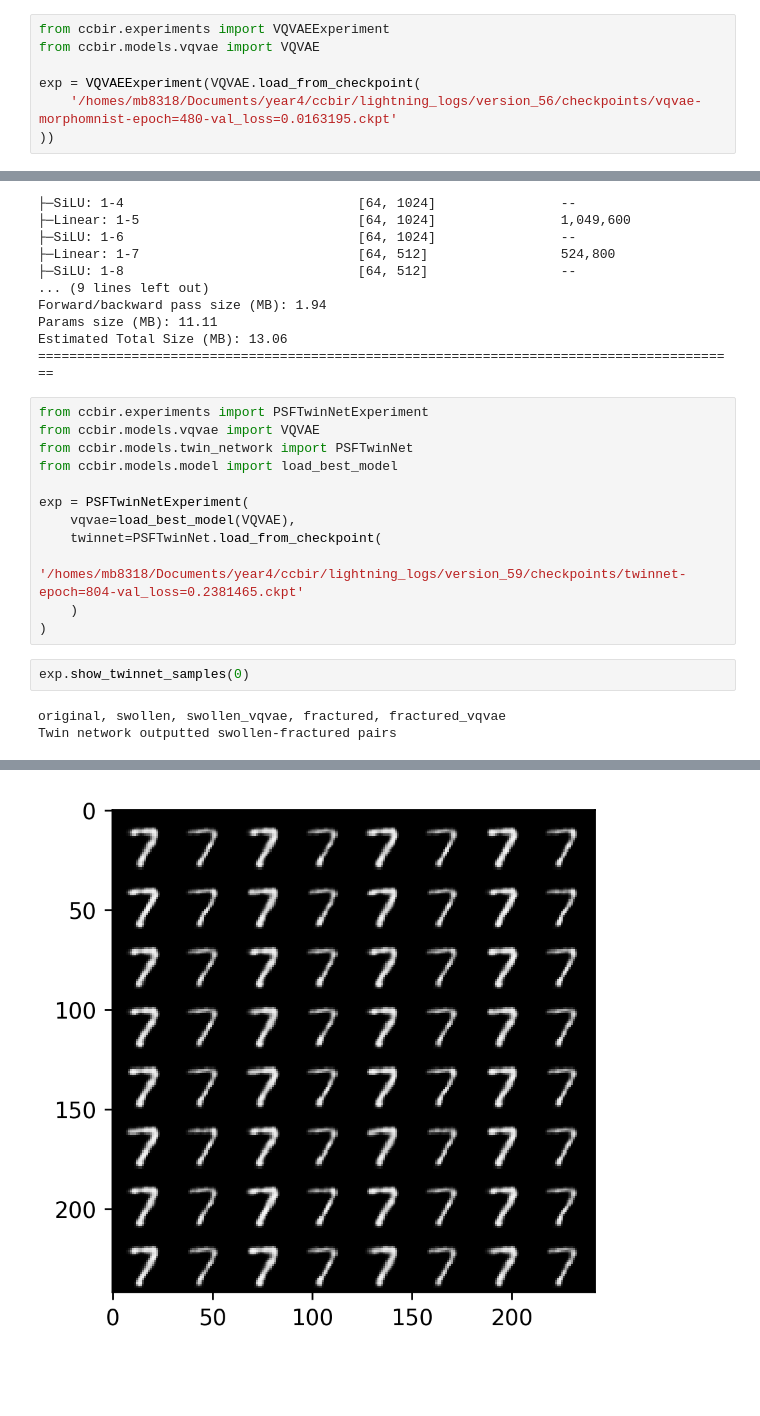
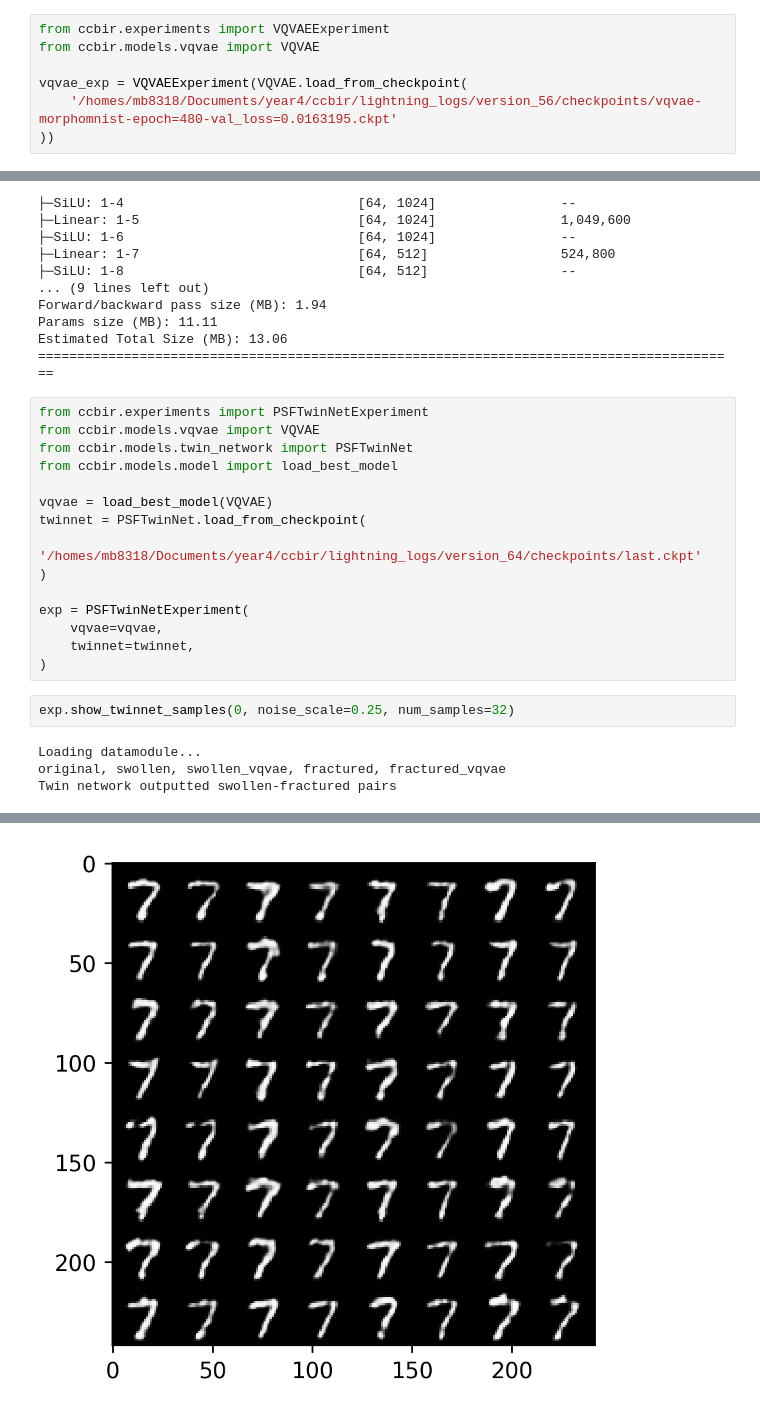
Before and after one commit to matteobilardi/ccbir, a Jupyter notebook: ccbir/scratchpad.ipynb, the cells around one changed output, grey strips where cells are left out. Drawn from its saved outputs; the diff is of its cells as text; blank space fills up the shorter version.

```diff
--- a/ccbir/scratchpad.ipynb
+++ b/ccbir/scratchpad.ipynb
@@ -7,7 +7,7 @@ config.pythonpath_fix()
 from ccbir.experiments import VQVAEExperiment
 from ccbir.models.vqvae import VQVAE
 
-exp = VQVAEExperiment(VQVAE.load_from_checkpoint(
+vqvae_exp = VQVAEExperiment(VQVAE.load_from_checkpoint(
     '/homes/mb8318/Documents/year4/ccbir/lightning_logs/version_56/checkpoints/vqvae-morphomnist-epoch=480-val_loss=0.0163195.ckpt'
 ))
 # %%
@@ -129,19 +137,23 @@ from ccbir.models.vqvae import VQVAE
 from ccbir.models.twin_network import PSFTwinNet
 from ccbir.models.model import load_best_model
 
+vqvae = load_best_model(VQVAE)
+twinnet = PSFTwinNet.load_from_checkpoint(
+    '/homes/mb8318/Documents/year4/ccbir/lightning_logs/version_64/checkpoints/last.ckpt'
+)
+
 exp = PSFTwinNetExperiment(
-    vqvae=load_best_model(VQVAE),
-    twinnet=PSFTwinNet.load_from_checkpoint(
-        '/homes/mb8318/Documents/year4/ccbir/lightning_logs/version_59/checkpoints/twinnet-epoch=804-val_loss=0.2381465.ckpt'
-    )
+    vqvae=vqvae,
+    twinnet=twinnet,
 )
 # %%
-exp.show_twinnet_samples(0)
+exp.show_twinnet_samples(0, noise_scale=0.25, num_samples=32)
 # %% [output]
+Loading datamodule...
 original, swollen, swollen_vqvae, fractured, fractured_vqvae
 Twin network outputted swollen-fractured pairs
 [figure]
-[figure, old version]
+[figure, new version]
 # %%
 exp.show_twinnet_samples(1)
 # %% [output]
```
Also changed, not shown: parts of 8 cells of this notebook, 1 other file.
